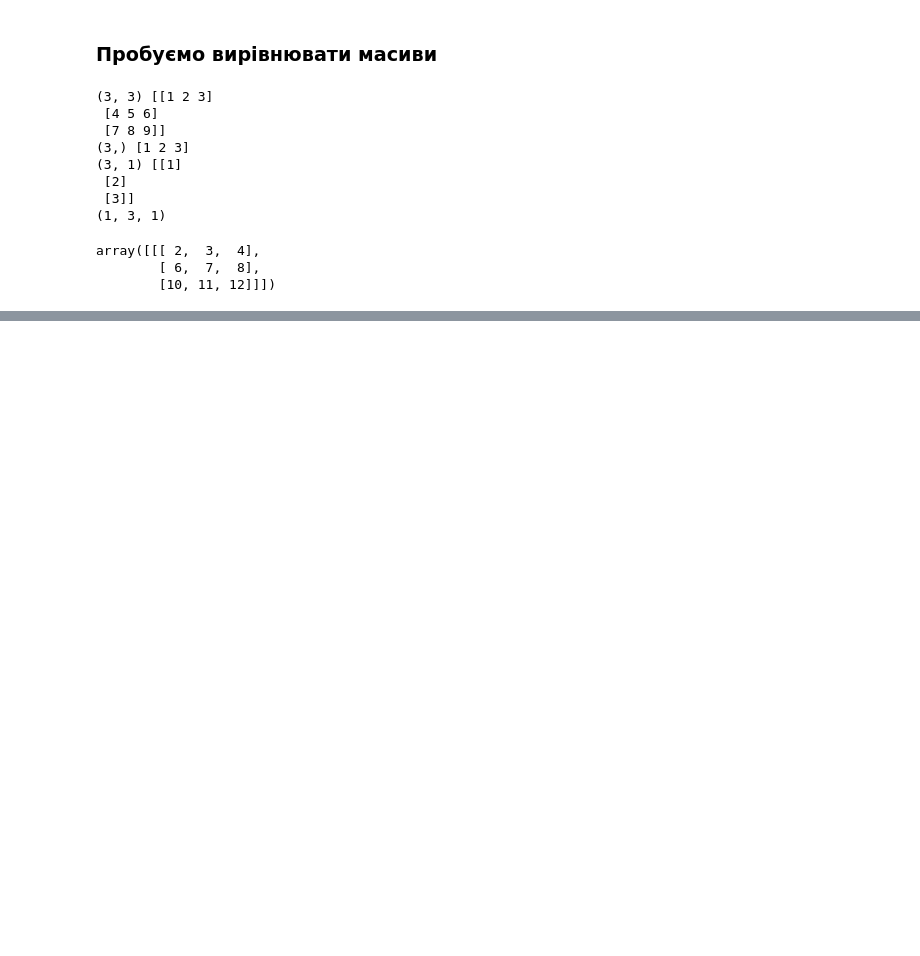
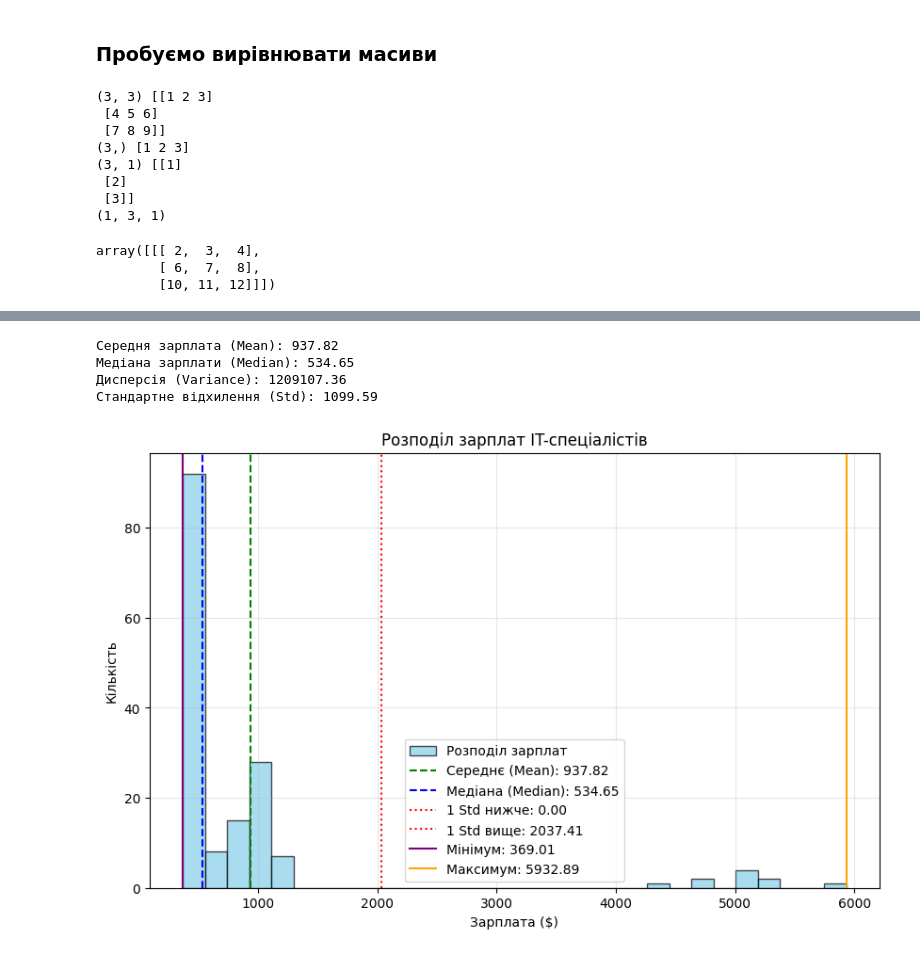
Before and after one commit to AntonMatviiv/AntonMatviiv-NumericalData, a Jupyter notebook: TaskLecturesLaboratories.ipynb, the cells around one changed output, grey strips where cells are left out. Saved outputs shown, nothing was run; the diff lists cells and outputs as text; code cells hidden in the pictures; blank space fills up the shorter version.

```diff
--- a/TaskLecturesLaboratories.ipynb
+++ b/TaskLecturesLaboratories.ipynb
@@ -406,0 +546,47 @@ array([[[ 2,  3,  4],
+# %%
+import numpy as np
+import matplotlib.pyplot as plt
+# Генерація зарплат із невеликою варіацією
+np.random.seed(42)  # Для повторюваності результатів
+junior_salaries = np.random.normal(loc=500, scale=50, size=100)  # Джуни
+middle_salaries = np.random.normal(loc=1000, scale=100, size=50)  # Мідли
+senior_salaries = np.random.normal(loc=5000, scale=500, size=10)  # Сеньйори
+# Об'єднуємо всі зарплати в один масив
+salaries = np.concatenate([junior_salaries, middle_salaries, senior_salaries])
+# Корекція зарплат, щоб вони не були від’ємними
+salaries = np.maximum(salaries, 0)
+# Розрахунок середнього, медіанного значень, дисперсії та стандартного відхилення
+mean_salary = np.mean(salaries)
+median_salary = np.median(salaries)
+variance_salary = np.var(salaries)
+std_salary = np.std(salaries)
+# Вивід значень
+print(f"Середня зарплата (Mean): {mean_salary:.2f}")
+print(f"Медіана зарплати (Median): {median_salary:.2f}")
+print(f"Дисперсія (Variance): {variance_salary:.2f}")
+print(f"Стандартне відхилення (Std): {std_salary:.2f}")
+# Візуалізація
+plt.figure(figsize=(10, 6))
+# Гістограма зарплат
+plt.hist(salaries, bins=30, alpha=0.7, color='skyblue', edgecolor='black', label='Розподіл зарплат')
+# Додаткові лінії на графіку
+plt.axvline(mean_salary, color='green', linestyle='--', label=f'Середнє (Mean): {mean_salary:.2f}')
+plt.axvline(median_salary, color='blue', linestyle='--', label=f'Медіана (Median): {median_salary:.2f}')
+plt.axvline(max(mean_salary - std_salary, np.min(salaries)), color='red', linestyle=':', label=f'1 Std нижче: {max(mean_salary - std_salary, 0):.2f}')
+plt.axvline(mean_salary + std_salary, color='red', linestyle=':', label=f'1 Std вище: {mean_salary + std_salary:.2f}')
+plt.axvline(np.min(salaries), color='purple', linestyle='-', label=f'Мінімум: {np.min(salaries):.2f}')
+plt.axvline(np.max(salaries), color='orange', linestyle='-', label=f'Максимум: {np.max(salaries):.2f}')
+# Додаткові параметри графіку
+plt.title('Розподіл зарплат IT-спеціалістів')
+plt.xlabel('Зарплата ($)')
+plt.ylabel('Кількість')
+plt.legend()
+plt.grid(alpha=0.3)
+# Показуємо графік
+plt.show()
+# %% [output]
+Середня зарплата (Mean): 937.82
+Медіана зарплати (Median): 534.65
+Дисперсія (Variance): 1209107.36
+Стандартне відхилення (Std): 1099.59
+[figure, added]
```
Also changed, not shown: parts of 11 cells of this notebook.
